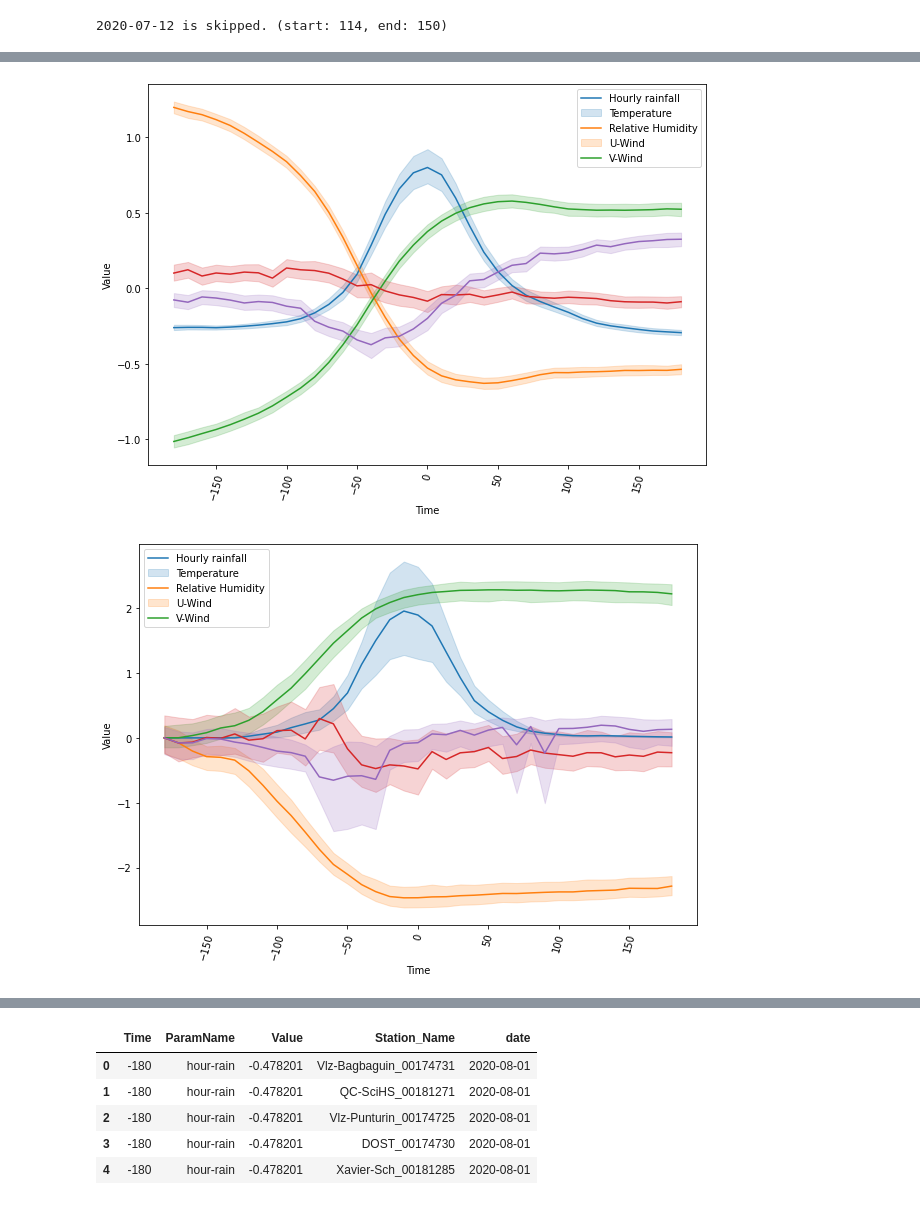
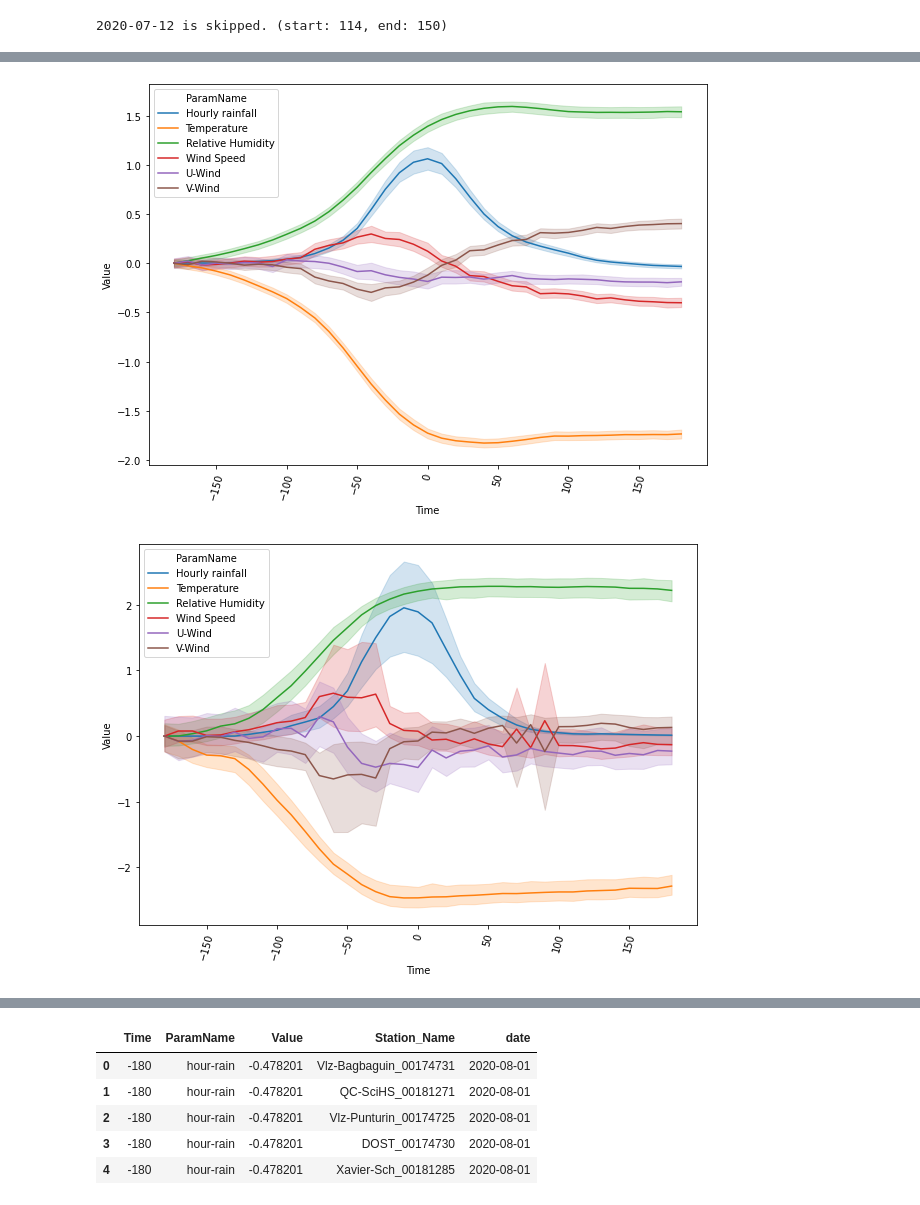
Before and after one commit to tsugumi-sys/poteka_data_analysis, a Jupyter notebook: EDA/rain/time_relation_with_others.ipynb, the cells around one changed output, grey strips where cells are left out. Saved outputs shown, nothing was run; the diff lists cells and outputs as text; code cells hidden in the pictures.

```diff
--- a/EDA/rain/time_relation_with_others.ipynb
+++ b/EDA/rain/time_relation_with_others.ipynb
@@ -87,0 +79,5 @@ data_df.head()
+# %%
+target_poteka_params = ["hour-rain", "AT1", "RH1", "WS1", "U-Wind", "V-Wind"]
+target_params = ["Hourly rainfall", "Temperature", "Relative Humidity", "Wind Speed", "U-Wind", "V-Wind"]
+data_df = data_df.replace(target_poteka_params, target_params)
+data_df.head()
@@ -102,21 +107,19 @@ for col in ["hour-rain", "AT1", "RH1", "U-Wind", "V-Wind"]:
 # %%
-target_cols = ["hour-rain", "AT1", "RH1", "U-Wind", "V-Wind"]
 fig, ax = plt.subplots(figsize=(10, 7))
 # for station_name, grouped_df in compare_df.groupby(by=["Station_Name"]):
 #     if station_name not in exclude_observation_points:
 #         sns.lineplot(data=grouped_df, x="Time", y="Value", hue="ParamName", hue_order=target_col, ax=ax)
 
 # exclude_observation_points=["MM-EFCOS_00173456", "CentPark_00181288", "Vlz-DRRMO_00174734", "MM-Libertad_00181289"]
 # compare_df = compare_df.loc[~compare_df["Station_Name"].isin([exclude_observation_points])]
-ax = sns.lineplot(data=data_df, x="Time", y="Value", hue="ParamName", hue_order=target_cols, ax=ax)
-ax.legend(["Hourly rainfall", "Temperature", "Relative Humidity", "U-Wind", "V-Wind"])
+ax = sns.lineplot(data=data_df, x="Time", y="Value", hue="ParamName", hue_order=target_params, ax=ax, ci=95)
+# ax.legend(["Hourly rainfall", "Temperature", "Relative Humidity", "Wind Speed", "U-Wind", "V-Wind"])
 plt.xticks(rotation=75)
 plt.show()
 plt.close()
 # %% [output]
-[figure, old version]
+[figure, new version]
 # %%
-target_cols = ["hour-rain", "AT1", "RH1", "U-Wind", "V-Wind"]
 fig, ax = plt.subplots(figsize=(10, 7))
 # for station_name, grouped_df in compare_df.groupby(by=["Station_Name"]):
 #     if station_name not in exclude_observation_points:
@@ -124,10 +127,9 @@ fig, ax = plt.subplots(figsize=(10, 7))
 
 # exclude_observation_points=["MM-EFCOS_00173456", "CentPark_00181288", "Vlz-DRRMO_00174734", "MM-Libertad_00181289"]
 # compare_df = compare_df.loc[~compare_df["Station_Name"].isin([exclude_observation_points])]
-ax = sns.lineplot(data=data_df.loc[data_df["date"] == "2020-10-12"], x="Time", y="Value", hue="ParamName", hue_order=target_cols, ax=ax)
-ax.legend(["Hourly rainfall", "Temperature", "Relative Humidity", "U-Wind", "V-Wind"])
+ax = sns.lineplot(data=data_df.loc[data_df["date"] == "2020-10-12"], x="Time", y="Value", hue="ParamName", hue_order=target_params, ax=ax)
 plt.xticks(rotation=75)
 plt.show()
 plt.close()
 # %% [output]
-[figure, old version]
+[figure, new version]
```
Also changed, not shown: parts of 12 cells of this notebook, 2 other files.
